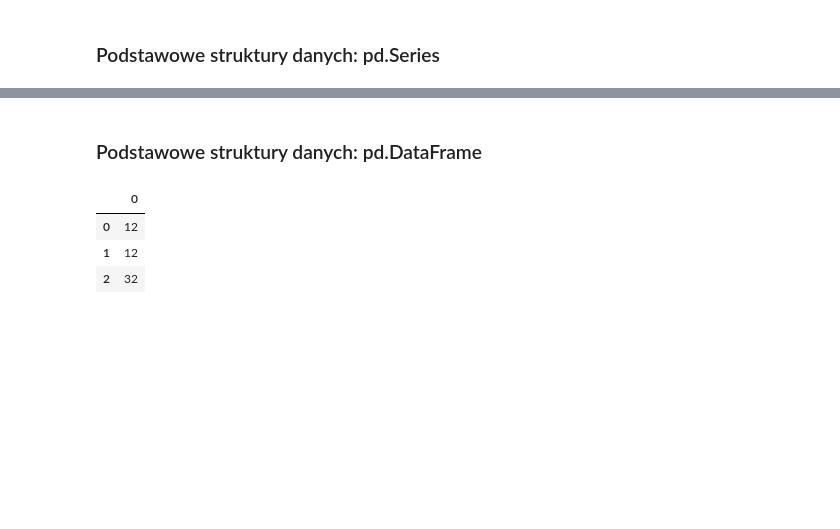
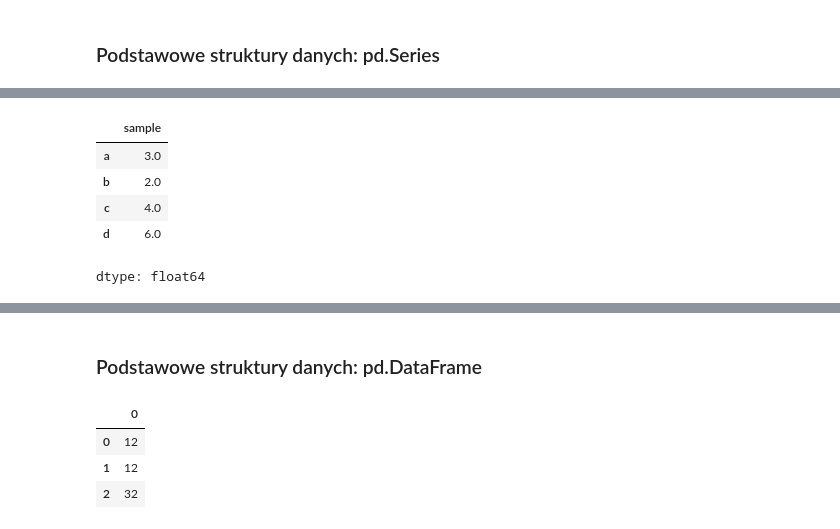
Before and after one commit to ArkSze78/Data-Science_Bootcamp, a Jupyter notebook: 02_analiza_danych/01_pandas_intro.ipynb, the cells around one changed output, grey strips where cells are left out. Saved outputs shown, nothing was run; the diff lists cells and outputs as text; code cells hidden in the pictures; blank space fills up the shorter version.

```diff
--- a/02_analiza_danych/01_pandas_intro.ipynb
+++ b/02_analiza_danych/01_pandas_intro.ipynb
@@ -194,0 +48,10 @@ dtype: float64
+# %%
+s = pd.Series(data=[3., 2, 4, 6], index=['a', 'b', 'c', 'd'], name='sample')
+s
+# %% [output]
+|  | sample |
+| a | 3.0 |
+| b | 2.0 |
+| c | 4.0 |
+| d | 6.0 |
+dtype: float64
```
Also changed, not shown: parts of 43 cells of this notebook.
